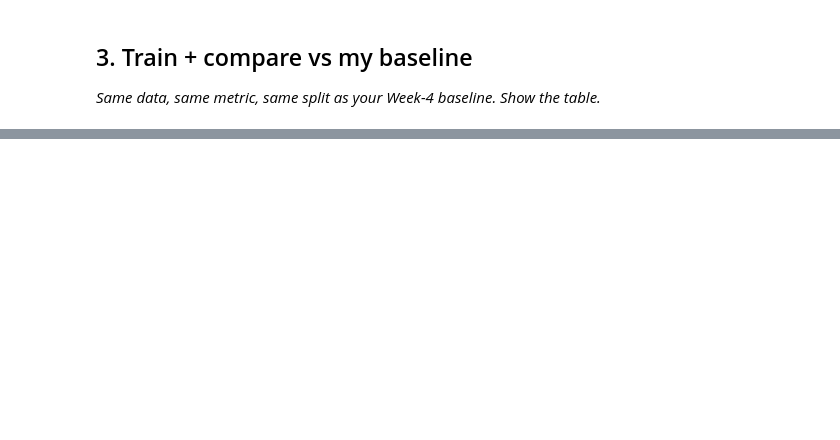
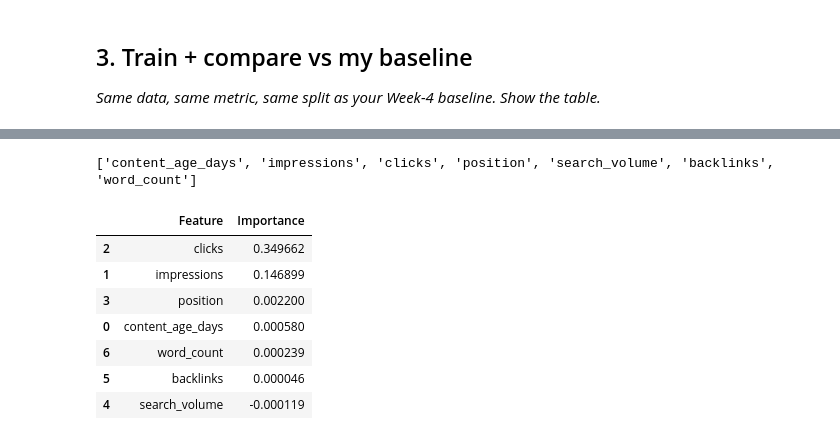
Before and after one commit to helnagar123/flyrank-ml-internship, a Jupyter notebook: work/notebooks/w05_model.ipynb, the cells around one changed output, grey strips where cells are left out. Cells and saved outputs as stored; diff of their text form; code cells hidden in the pictures; blank space fills up the shorter version.

```diff
--- a/work/notebooks/w05_model.ipynb
+++ b/work/notebooks/w05_model.ipynb
@@ -36,0 +438,29 @@ This skeleton is yours to fill. Work the sections **in order** — each one has
+# %%
+print(X.columns.tolist())
+# %% [output]
+['content_age_days', 'impressions', 'clicks', 'position', 'search_volume', 'backlinks', 'word_count']
+# %%
+perm = permutation_importance(
+    rf_model,
+    X_test,
+    y_test,
+    n_repeats=10,
+    random_state=42,
+    n_jobs=-1
+)
+
+importance_df = pd.DataFrame({
+    "Feature": X_test.columns,
+    "Importance": perm.importances_mean
+}).sort_values("Importance", ascending=False)
+
+importance_df
+# %% [output]
+|  | Feature | Importance |
+| 2 | clicks | 0.349662 |
+| 1 | impressions | 0.146899 |
+| 3 | position | 0.002200 |
+| 0 | content_age_days | 0.000580 |
+| 6 | word_count | 0.000239 |
+| 5 | backlinks | 0.000046 |
+| 4 | search_volume | -0.000119 |
```
Also changed, not shown: parts of 34 cells of this notebook.
